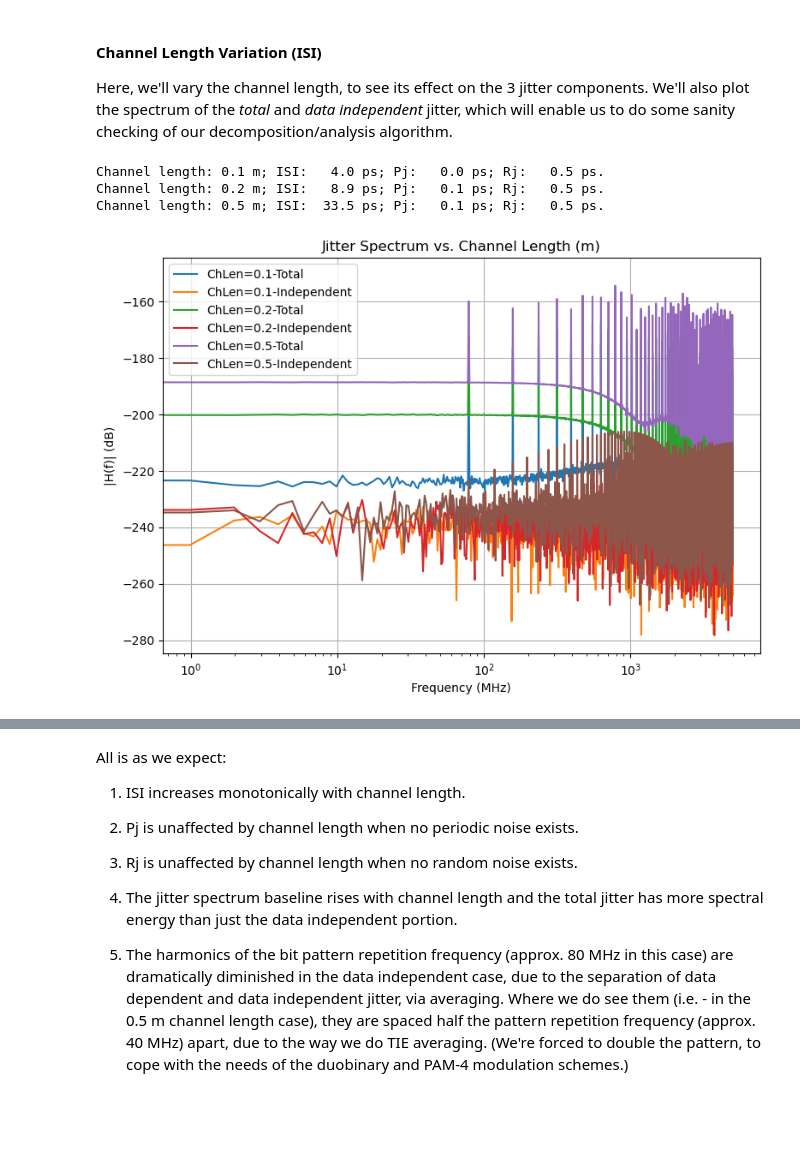
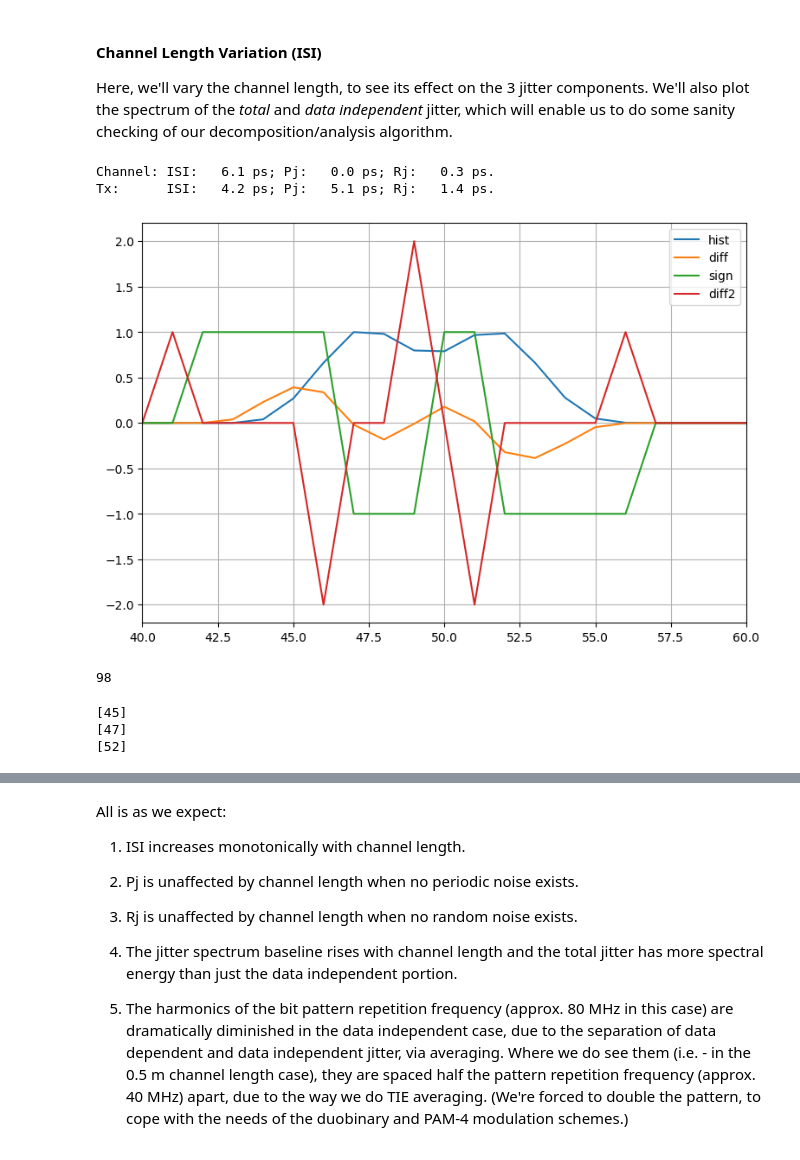
Before and after one commit to capn-freako/PyBERT, a Jupyter notebook: misc/OnJitterDecomposition.ipynb, the cells around one changed output, grey strips where cells are left out. Saved outputs shown, nothing was run; the diff lists cells and outputs as text; code cells hidden in the pictures; blank space fills up the shorter version.

```diff
--- a/misc/OnJitterDecomposition.ipynb
+++ b/misc/OnJitterDecomposition.ipynb
@@ -238,20 +246,10 @@ For consistency, we'll look at the jitter in the _Rx input_, as that is the firs
 Here, we'll vary the channel length, to see its effect on the 3 jitter components.
 We'll also plot the spectrum of the _total_ and _data independent_ jitter, which will enable us to do some sanity checking of our decomposition/analysis algorithm.
 # %%
-for l_ch in [0.1, 0.2, 0.5]:
-    myPyBERT.l_ch = l_ch
-    my_run_simulation(myPyBERT, initial_run=False, update_plots=False)
-    print(f"Channel length: {l_ch:3.1f} m; ISI: {myPyBERT.isi_tx*1e12:5.1f} ps; Pj: {myPyBERT.pj_tx*1e12:5.1f} ps; Rj: {myPyBERT.rj_tx*1e12:5.1f} ps.")
-    plt.semilogx(myPyBERT.f_MHz[:len(myPyBERT.jitter_spectrum_tx)],     20*np.log10(np.abs(myPyBERT.jitter_spectrum_tx)),     label=f"ChLen={l_ch:3.1}-Total")
-    plt.semilogx(myPyBERT.f_MHz[:len(myPyBERT.jitter_ind_spectrum_tx)], 20*np.log10(np.abs(myPyBERT.jitter_ind_spectrum_tx)), label=f"ChLen={l_ch:3.1}-Independent")
-plt.title("Jitter Spectrum vs. Channel Length (m)")
-plt.xlabel("Frequency (MHz)")
-plt.ylabel("|H(f)| (dB)")
-plt.grid()
-plt.legend()
-plt.show()
+myPyBERT.l_ch = 0.1
+my_run_simulation(myPyBERT, initial_run=False, update_plots=False)
+print(f"Channel: ISI: {myPyBERT.isi_chnl*1e12:5.1f} ps; Pj: {myPyBERT.pj_chnl*1e12:5.1f} ps; Rj: {myPyBERT.rj_chnl*1e12:5.1f} ps.")
+print(f"Tx:\t ISI: {myPyBERT.isi_tx*1e12:5.1f} ps; Pj: {myPyBERT.pj_tx*1e12:5.1f} ps; Rj: {myPyBERT.rj_tx*1e12:5.1f} ps.")
 # %% [output]
-Channel length: 0.1 m; ISI:   4.0 ps; Pj:   0.0 ps; Rj:   0.5 ps.
-Channel length: 0.2 m; ISI:   8.9 ps; Pj:   0.1 ps; Rj:   0.5 ps.
-Channel length: 0.5 m; ISI:  33.5 ps; Pj:   0.1 ps; Rj:   0.5 ps.
+Channel: ISI:   6.1 ps; Pj:   0.0 ps; Rj:   0.3 ps.
+Tx:      ISI:   4.2 ps; Pj:   5.1 ps; Rj:   1.4 ps.
-[figure, removed]
@@ -257,0 +260,30 @@ Channel length: 0.5 m; ISI:  33.5 ps; Pj:   0.1 ps; Rj:   0.5 ps.
+# %%
+hist = myPyBERT.hist_ind_smooth
+hist /= max(hist)
+x1 = diff(hist)
+x2 = sign(x1)
+x3 = diff(x2)
+plt.plot(hist, label="hist")
+plt.plot(x1, label="diff")
+plt.plot(x2, label="sign")
+plt.plot(x3, label="diff2")
+plt.axis(xmin=40, xmax=60)
+plt.legend()
+plt.grid()
+plt.show()
+# %% [output]
+[figure, added]
+# %%
+print(len(x3))
+# %% [output]
+98
+# %%
+peak_ixs = array(list(filter( lambda x: abs(x - center_ix) > 1
+                            , where(diff(sign(diff(myPyBERT.hist_ind_smooth))) < 0)[0] - 1 )))
+print(peak_ixs)
+print(myPyBERT.neg_peak_ixs)
+print(myPyBERT.pos_peak_ixs)
+# %% [output]
+[45]
+[47]
+[52]
```
Also changed, not shown: parts of 13 cells of this notebook, 5 other files.
